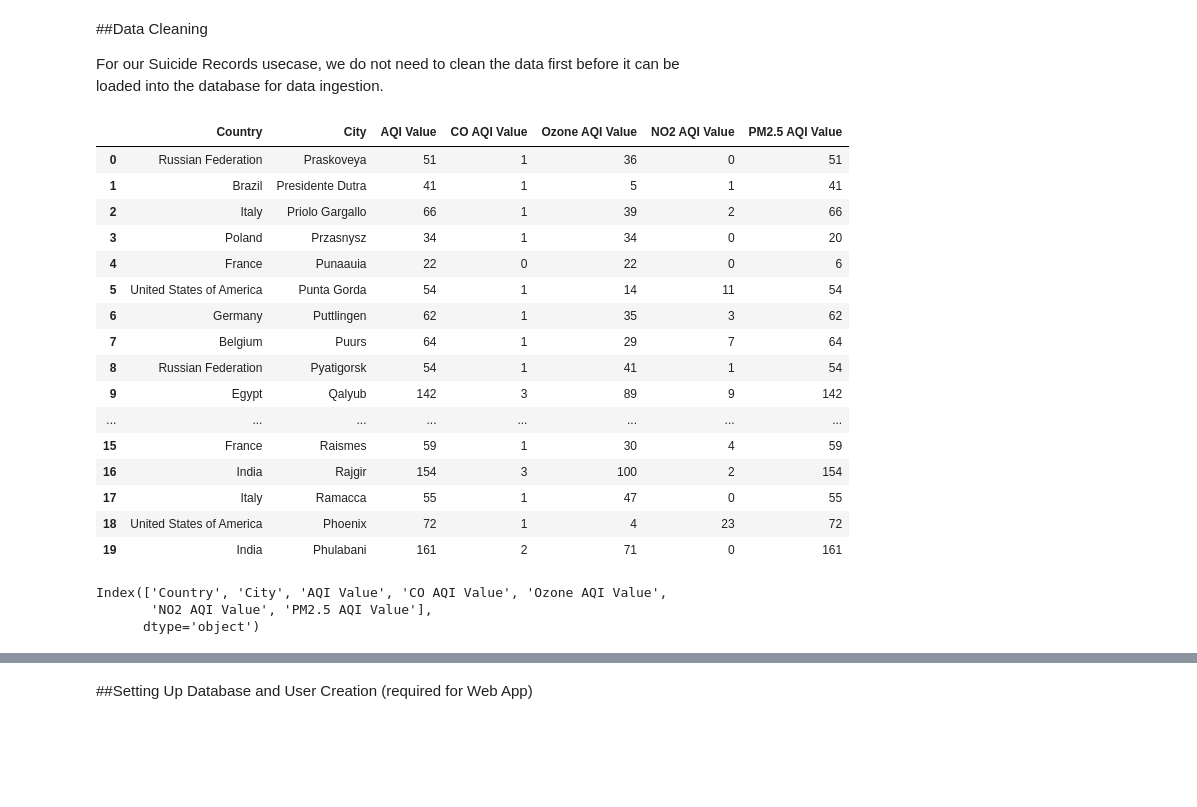
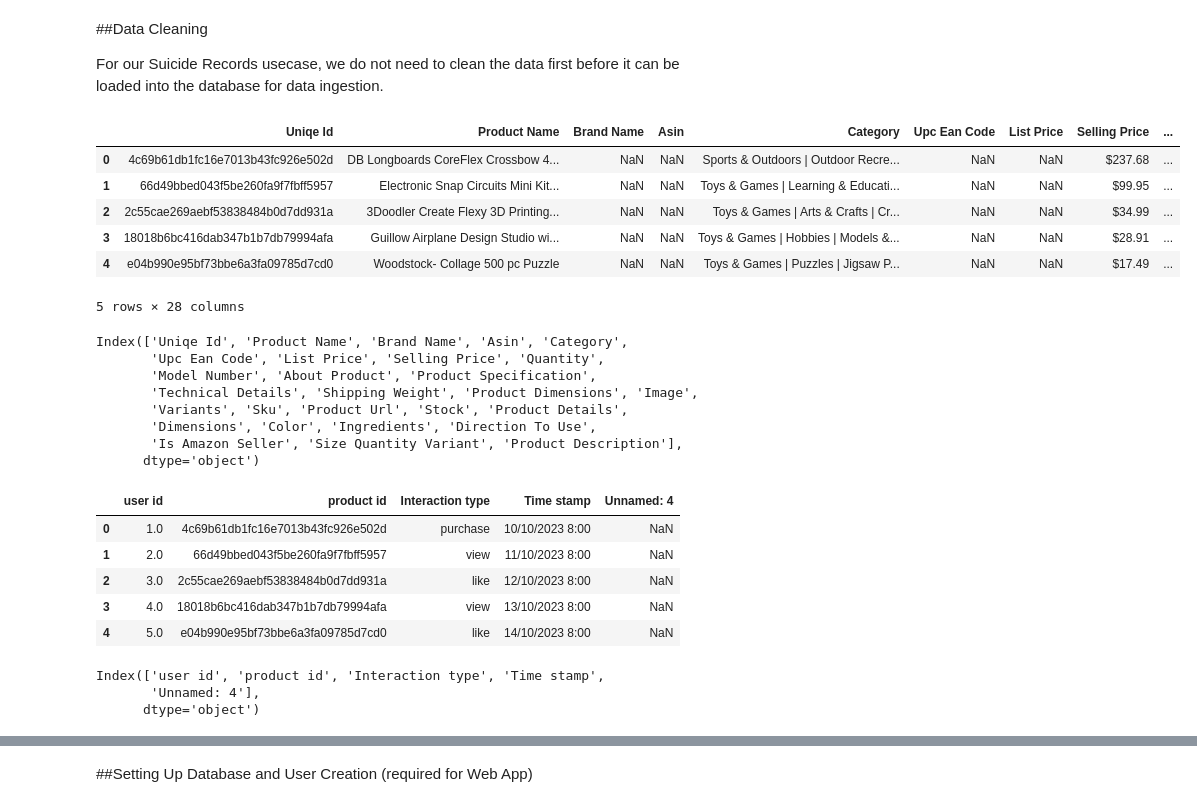
Before and after one commit to JerielChng/db-midterms, a Jupyter notebook: Global Air Quality - Ingestion using SQL.ipynb, the cells around one changed output, grey strips where cells are left out. Cells and saved outputs as stored; diff of their text form; code cells hidden in the pictures; blank space fills up the shorter version.

```diff
--- a/Global Air Quality - Ingestion using SQL.ipynb
+++ b/Global Air Quality - Ingestion using SQL.ipynb
@@ -205,30 +235,44 @@ MYSQL_USER_PASSWORD = os.getenv("MYSQL_USER_PASSWORD")
 # %%
 import pandas as pd
 pd.options.mode.chained_assignment = None
 
-df = pd.read_csv(SRC_FILE_PATH)
-df.head(20)
+df1 = pd.read_csv(SRC_FILE_PATH)
+df1.head()
 # %% [output]
-|  | Country | City | AQI Value | CO AQI Value | Ozone AQI Value | NO2 AQI Value | PM2.5 AQI Value |
-| 0 | Russian Federation | Praskoveya | 51 | 1 | 36 | 0 | 51 |
-| 1 | Brazil | Presidente Dutra | 41 | 1 | 5 | 1 | 41 |
-| 2 | Italy | Priolo Gargallo | 66 | 1 | 39 | 2 | 66 |
-| 3 | Poland | Przasnysz | 34 | 1 | 34 | 0 | 20 |
-| 4 | France | Punaauia | 22 | 0 | 22 | 0 | 6 |
-| 5 | United States of America | Punta Gorda | 54 | 1 | 14 | 11 | 54 |
-| 6 | Germany | Puttlingen | 62 | 1 | 35 | 3 | 62 |
-| 7 | Belgium | Puurs | 64 | 1 | 29 | 7 | 64 |
-| 8 | Russian Federation | Pyatigorsk | 54 | 1 | 41 | 1 | 54 |
-| 9 | Egypt | Qalyub | 142 | 3 | 89 | 9 | 142 |
-| ... | ... | ... | ... | ... | ... | ... | ... |
-| 15 | France | Raismes | 59 | 1 | 30 | 4 | 59 |
-| 16 | India | Rajgir | 154 | 3 | 100 | 2 | 154 |
-| 17 | Italy | Ramacca | 55 | 1 | 47 | 0 | 55 |
-| 18 | United States of America | Phoenix | 72 | 1 | 4 | 23 | 72 |
-| 19 | India | Phulabani | 161 | 2 | 71 | 0 | 161 |
+|  | Uniqe Id | Product Name | Brand Name | Asin | Category | Upc Ean Code | List Price | Selling Price | ... |
+| 0 | 4c69b61db1fc16e7013b43fc926e502d | DB Longboards CoreFlex Crossbow 4... | NaN | NaN | Sports & Outdoors | Outdoor Recre... | NaN | NaN | $237.68 | ... |
+| 1 | 66d49bbed043f5be260fa9f7fbff5957 | Electronic Snap Circuits Mini Kit... | NaN | NaN | Toys & Games | Learning & Educati... | NaN | NaN | $99.95 | ... |
+| 2 | 2c55cae269aebf53838484b0d7dd931a | 3Doodler Create Flexy 3D Printing... | NaN | NaN | Toys & Games | Arts & Crafts | Cr... | NaN | NaN | $34.99 | ... |
+| 3 | 18018b6bc416dab347b1b7db79994afa | Guillow Airplane Design Studio wi... | NaN | NaN | Toys & Games | Hobbies | Models &... | NaN | NaN | $28.91 | ... |
+| 4 | e04b990e95bf73bbe6a3fa09785d7cd0 | Woodstock- Collage 500 pc Puzzle | NaN | NaN | Toys & Games | Puzzles | Jigsaw P... | NaN | NaN | $17.49 | ... |
+5 rows × 28 columns
 # %%
-df.columns
+df1.columns
 # %% [output]
-Index(['Country', 'City', 'AQI Value', 'CO AQI Value', 'Ozone AQI Value',
-       'NO2 AQI Value', 'PM2.5 AQI Value'],
+Index(['Uniqe Id', 'Product Name', 'Brand Name', 'Asin', 'Category',
+       'Upc Ean Code', 'List Price', 'Selling Price', 'Quantity',
+       'Model Number', 'About Product', 'Product Specification',
+       'Technical Details', 'Shipping Weight', 'Product Dimensions', 'Image',
+       'Variants', 'Sku', 'Product Url', 'Stock', 'Product Details',
+       'Dimensions', 'Color', 'Ingredients', 'Direction To Use',
+       'Is Amazon Seller', 'Size Quantity Variant', 'Product Description'],
       dtype='object')
+# %%
+import pandas as pd
+pd.options.mode.chained_assignment = None
+
+df2 = pd.read_csv(SRC_FILE_PATH2)
+df2.head()
+# %% [output]
+|  | user id | product id | Interaction type | Time stamp | Unnamed: 4 |
+| 0 | 1.0 | 4c69b61db1fc16e7013b43fc926e502d | purchase | 10/10/2023 8:00 | NaN |
+| 1 | 2.0 | 66d49bbed043f5be260fa9f7fbff5957 | view | 11/10/2023 8:00 | NaN |
+| 2 | 3.0 | 2c55cae269aebf53838484b0d7dd931a | like | 12/10/2023 8:00 | NaN |
+| 3 | 4.0 | 18018b6bc416dab347b1b7db79994afa | view | 13/10/2023 8:00 | NaN |
+| 4 | 5.0 | e04b990e95bf73bbe6a3fa09785d7cd0 | like | 14/10/2023 8:00 | NaN |
+# %%
+df2.columns
+# %% [output]
+Index(['user id', 'product id', 'Interaction type', 'Time stamp',
+       'Unnamed: 4'],
+      dtype='object')
```
Also changed, not shown: parts of 7 cells of this notebook.
